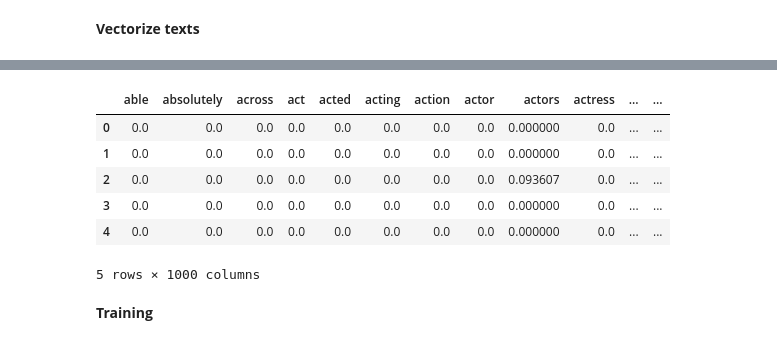
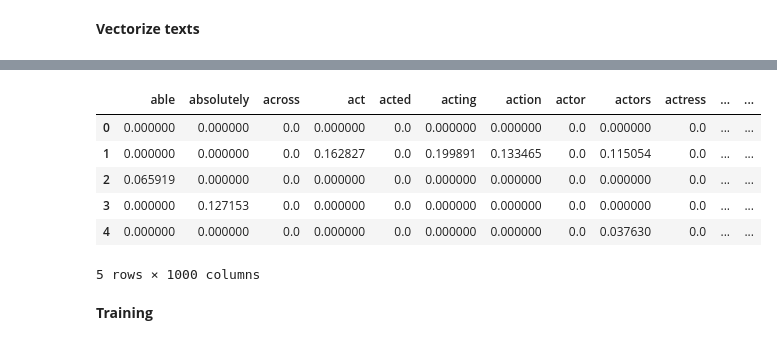
Before and after one commit to FrancescaMoi/SentymentAnalysis, a Jupyter notebook: sentyment_analysis_IMDb_review.ipynb, the cells around one changed output, grey strips where cells are left out. Drawn from its saved outputs; the diff is of its cells as text; code cells hidden in the pictures.

```diff
--- a/sentyment_analysis_IMDb_review.ipynb
+++ b/sentyment_analysis_IMDb_review.ipynb
@@ -144,14 +147,13 @@ vectorized_train_df.head()
 # %%
-test_vectors = vectorizer.transform(df_test['review'])
-vectorized_test_df = pd.DataFrame(test_vectors.toarray(), columns=vectorizer.get_feature_names())
-vectorized_test_df.head()
+vectorized_train_df = pd.DataFrame(train_vectors.toarray(), columns=vectorizer.get_feature_names())
+vectorized_train_df.head()
 # %% [output]
 |  | able | absolutely | across | act | acted | acting | action | actor | actors | actress | ... | ... |
-| 0 | 0.0 | 0.0 | 0.0 | 0.0 | 0.0 | 0.0 | 0.0 | 0.0 | 0.000000 | 0.0 | ... | ... |
-| 1 | 0.0 | 0.0 | 0.0 | 0.0 | 0.0 | 0.0 | 0.0 | 0.0 | 0.000000 | 0.0 | ... | ... |
-| 2 | 0.0 | 0.0 | 0.0 | 0.0 | 0.0 | 0.0 | 0.0 | 0.0 | 0.093607 | 0.0 | ... | ... |
-| 3 | 0.0 | 0.0 | 0.0 | 0.0 | 0.0 | 0.0 | 0.0 | 0.0 | 0.000000 | 0.0 | ... | ... |
-| 4 | 0.0 | 0.0 | 0.0 | 0.0 | 0.0 | 0.0 | 0.0 | 0.0 | 0.000000 | 0.0 | ... | ... |
+| 0 | 0.000000 | 0.000000 | 0.0 | 0.000000 | 0.0 | 0.000000 | 0.000000 | 0.0 | 0.000000 | 0.0 | ... | ... |
+| 1 | 0.000000 | 0.000000 | 0.0 | 0.162827 | 0.0 | 0.199891 | 0.133465 | 0.0 | 0.115054 | 0.0 | ... | ... |
+| 2 | 0.065919 | 0.000000 | 0.0 | 0.000000 | 0.0 | 0.000000 | 0.000000 | 0.0 | 0.000000 | 0.0 | ... | ... |
+| 3 | 0.000000 | 0.127153 | 0.0 | 0.000000 | 0.0 | 0.000000 | 0.000000 | 0.0 | 0.000000 | 0.0 | ... | ... |
+| 4 | 0.000000 | 0.000000 | 0.0 | 0.000000 | 0.0 | 0.000000 | 0.000000 | 0.0 | 0.037630 | 0.0 | ... | ... |
 5 rows × 1000 columns
 # %% [markdown]
 **Training**
```
Also changed, not shown: parts of 16 cells of this notebook.
